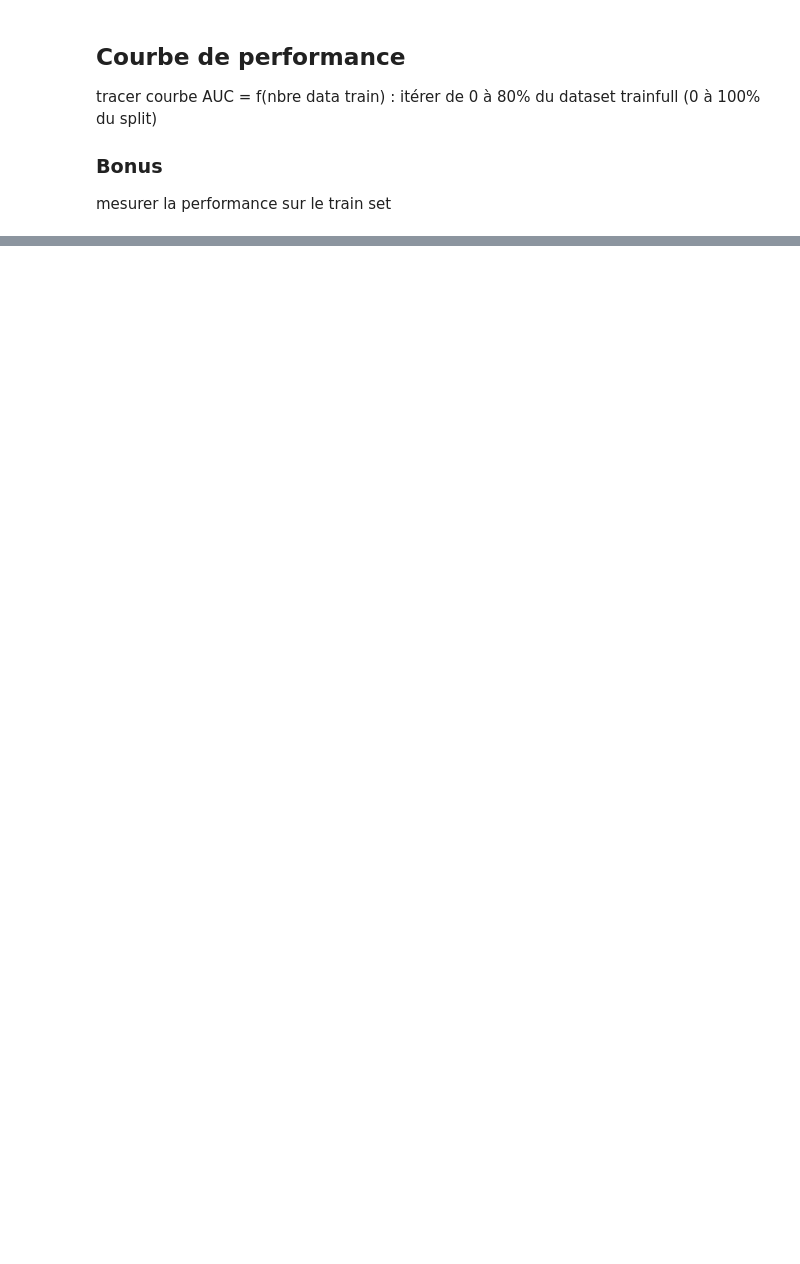
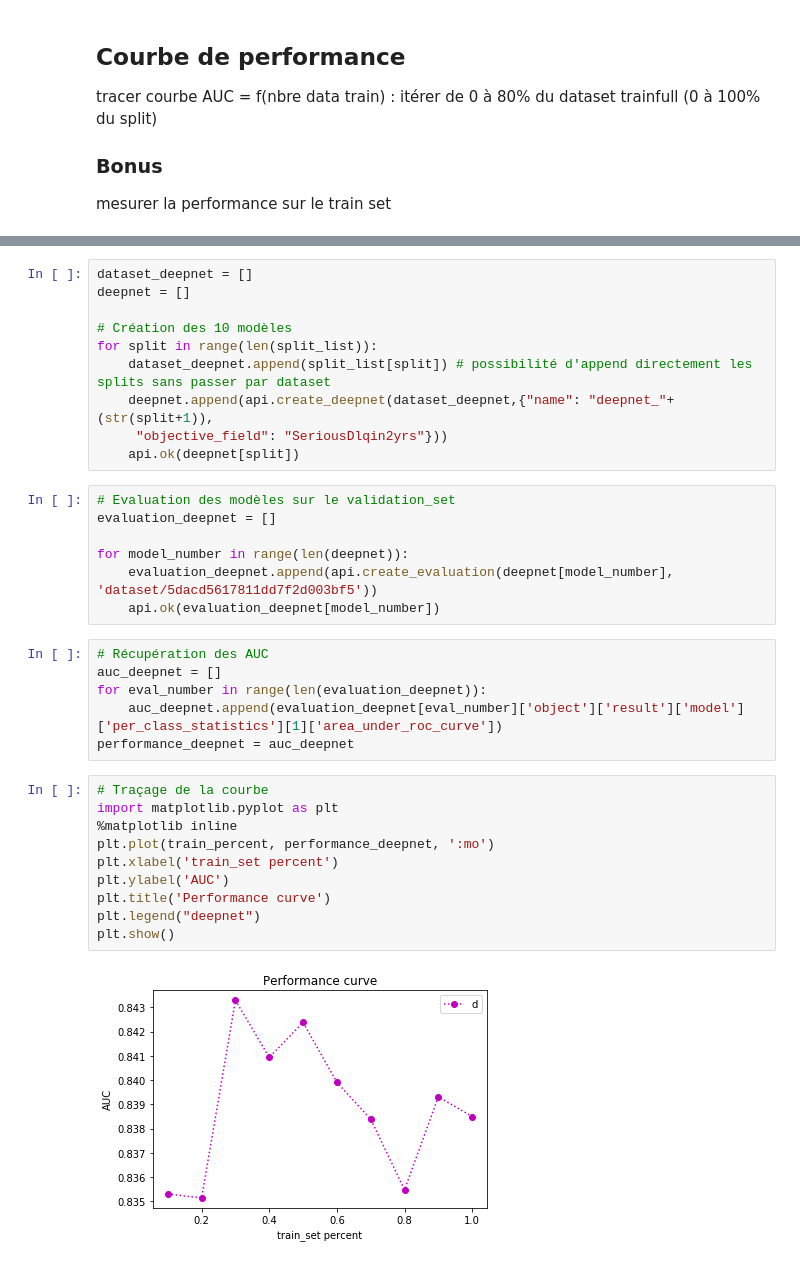
Before and after one commit to Simplon-IA-Bdx-1/give-me-some-credit-ChristopheGARREAU, a Jupyter notebook: GiveMeSomeCredit.ipynb, the cells around one changed output, grey strips where cells are left out. Saved outputs shown, nothing was run; the diff lists cells and outputs as text; blank space fills up the shorter version.

```diff
--- a/GiveMeSomeCredit.ipynb
+++ b/GiveMeSomeCredit.ipynb
@@ -660,0 +682,35 @@ mesurer la performance sur le train set
+# %%
+dataset_deepnet = []
+deepnet = []
+
+# Création des 10 modèles
+for split in range(len(split_list)):
+    dataset_deepnet.append(split_list[split]) # possibilité d'append directement les splits sans passer par dataset
+    deepnet.append(api.create_deepnet(dataset_deepnet,{"name": "deepnet_"+(str(split+1)),
+     "objective_field": "SeriousDlqin2yrs"}))
+    api.ok(deepnet[split])
+# %%
+# Evaluation des modèles sur le validation_set
+evaluation_deepnet = []
+
+for model_number in range(len(deepnet)):
+    evaluation_deepnet.append(api.create_evaluation(deepnet[model_number], 'dataset/5dacd5617811dd7f2d003bf5'))
+    api.ok(evaluation_deepnet[model_number])
+# %%
+# Récupération des AUC
+auc_deepnet = []
+for eval_number in range(len(evaluation_deepnet)):
+    auc_deepnet.append(evaluation_deepnet[eval_number]['object']['result']['model']['per_class_statistics'][1]['area_under_roc_curve'])
+performance_deepnet = auc_deepnet
+# %%
+# Traçage de la courbe
+import matplotlib.pyplot as plt
+%matplotlib inline
+plt.plot(train_percent, performance_deepnet, ':mo')
+plt.xlabel('train_set percent')
+plt.ylabel('AUC')
+plt.title('Performance curve')
+plt.legend("deepnet")
+plt.show()
+# %% [output]
+[figure, added]
```
Also changed, not shown: parts of 26 cells of this notebook.
